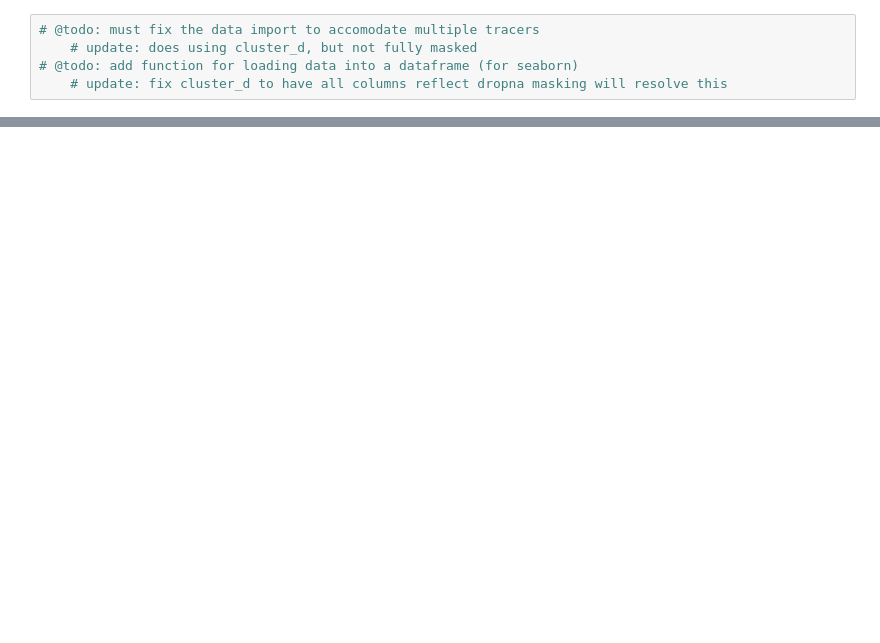
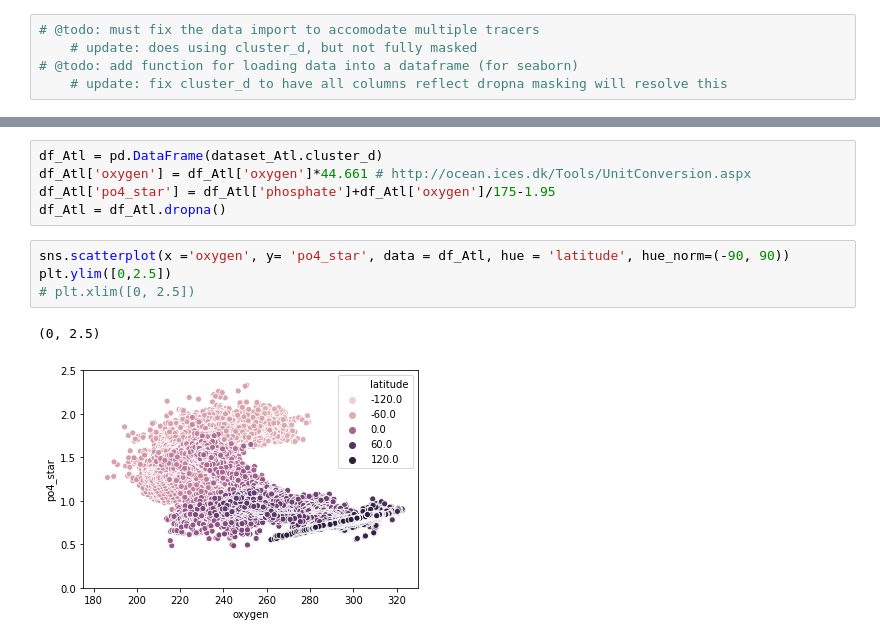
Before and after one commit to jordanplanders/Thinkful, a Jupyter notebook: Bootcamp/Unit 1/capstone/PO4*.ipynb, the cells around one changed output, grey strips where cells are left out. Cells and saved outputs as stored; diff of their text form; blank space fills up the shorter version.

```diff
--- a/Bootcamp/Unit 1/capstone/PO4*.ipynb
+++ b/Bootcamp/Unit 1/capstone/PO4*.ipynb
@@ -27,0 +142,12 @@ dataset_Atl.return_from_psql('SELECT latitude, longitude, depth, {} from woa13 W
+# %%
+df_Atl = pd.DataFrame(dataset_Atl.cluster_d)
+df_Atl['oxygen'] = df_Atl['oxygen']*44.661 # http://ocean.ices.dk/Tools/UnitConversion.aspx
+df_Atl['po4_star'] = df_Atl['phosphate']+df_Atl['oxygen']/175-1.95
+df_Atl = df_Atl.dropna()
+# %%
+sns.scatterplot(x ='oxygen', y= 'po4_star', data = df_Atl, hue = 'latitude', hue_norm=(-90, 90))
+plt.ylim([0,2.5])
+# plt.xlim([0, 2.5])
+# %% [output]
+(0, 2.5)
+[figure, added]
```
Also changed, not shown: parts of 30 cells of this notebook, 2 other files.
